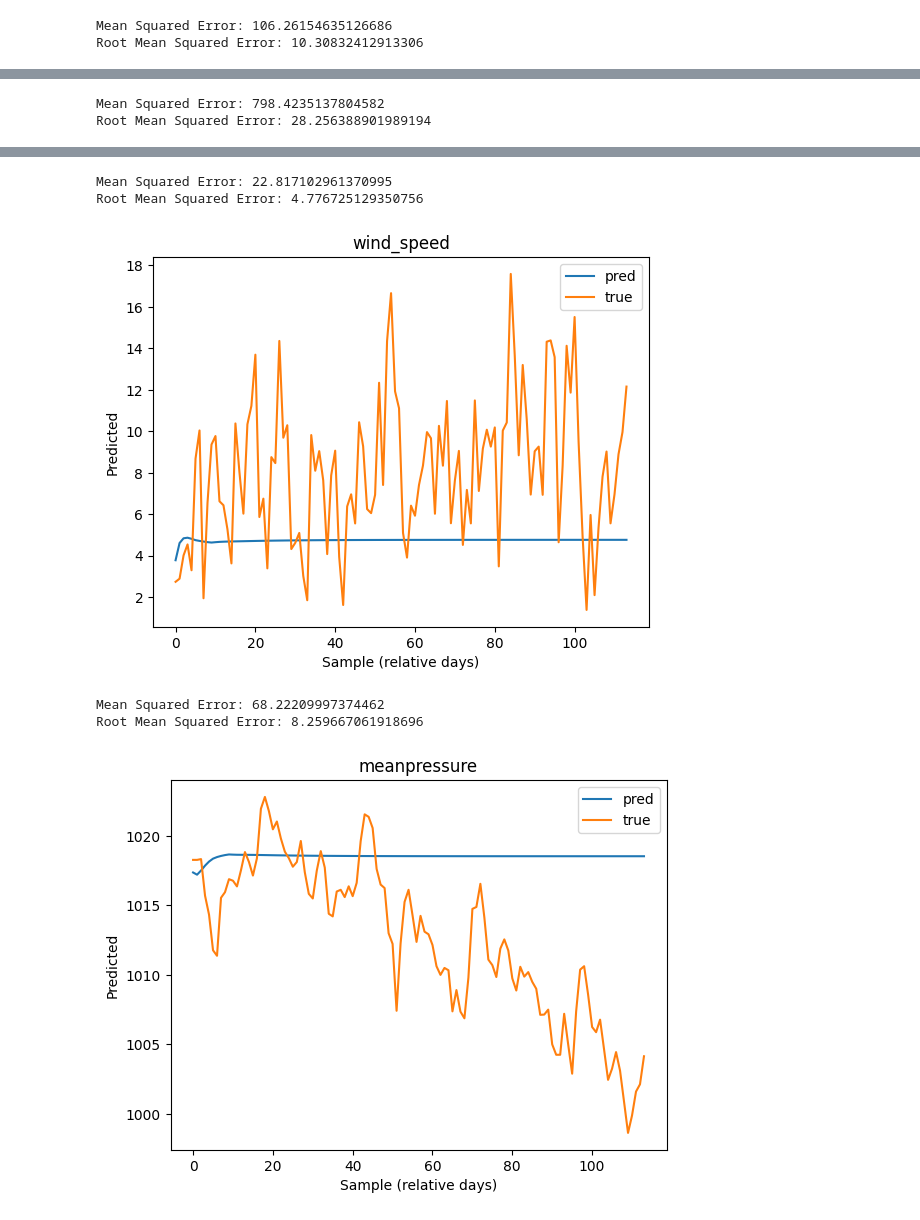
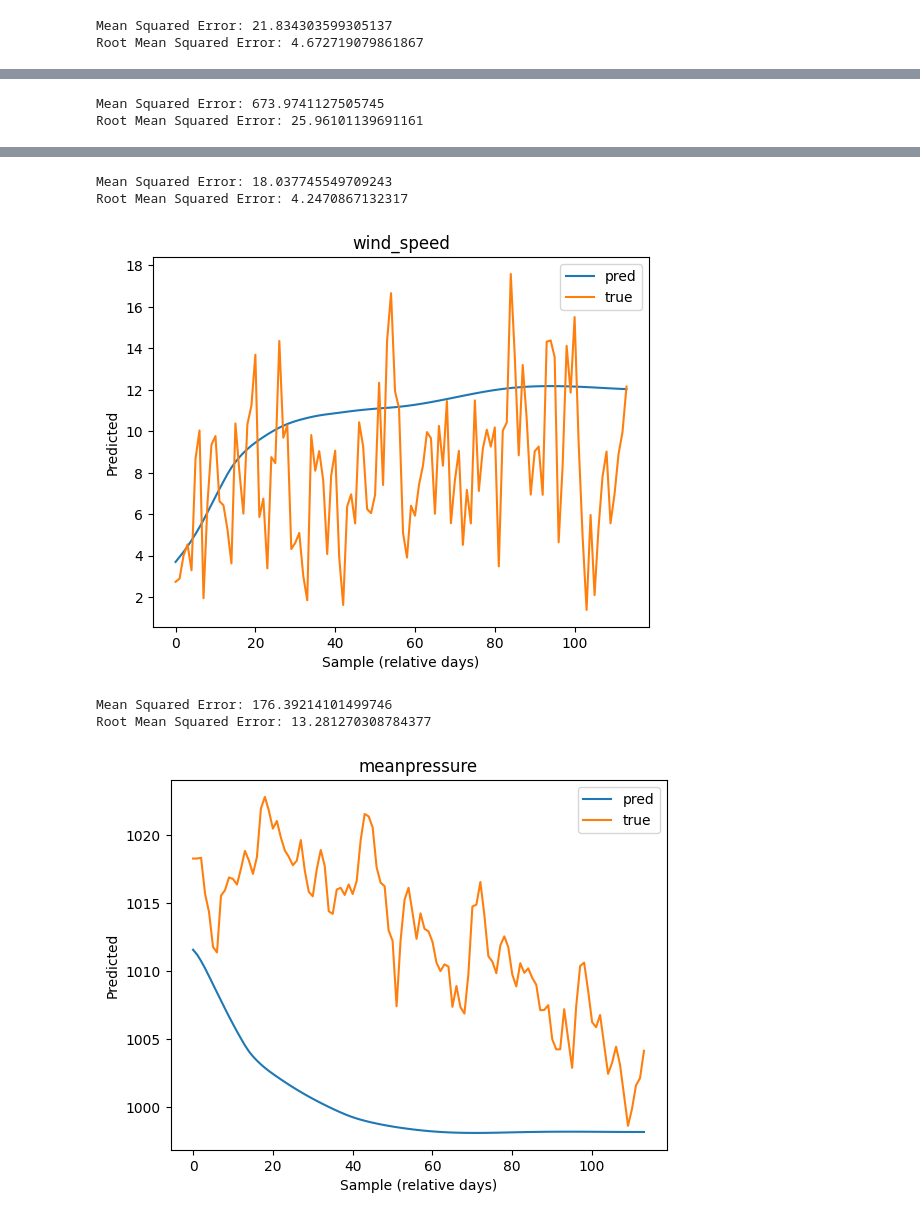
Before and after one commit to Unexp1ainable/ADAML-Project2, a Jupyter notebook: transformer_forecast_power.ipynb, the cells around one changed output, grey strips where cells are left out. Drawn from its saved outputs; the diff is of its cells as text; code cells hidden in the pictures.

```diff
--- a/transformer_forecast_power.ipynb
+++ b/transformer_forecast_power.ipynb
@@ -4,7 +4,3 @@ import torch
 import lightning
 import utils
 import numpy as np
-# %%
-model = TransformerModel.load_from_checkpoint("transformer-logs/TNN_ne1_nd1_sl12_tl12_nh1_df64/checkpoints/epoch=31-step=1152.ckpt", map_location={"cuda:0": "cpu"})
-model : TransformerModel
-model
@@ -28,0 +7,6 @@ TransformerModel(
+# %%
+path = "reports/transformer-logs/TNN_ne1_nd1_sl12_tl12_nh2_df64/checkpoints/epoch=34-step=1260.ckpt"
+model = TransformerModel.load_from_checkpoint(path, map_location={"cuda:0": "cpu"})
+model : TransformerModel
+SEQ_LENGTH = 12
+model
@@ -72,7 +71,7 @@ from sklearn.metrics import mean_squared_error
 
 dataloader_test = torch.utils.data.DataLoader(utils.ClimateDataset(df_test_extended, SEQ_LENGTH), batch_size=1, shuffle=False, num_workers=15)
 
-x = torch.tensor(df_concatenated.iloc[-SEQ_LENGTH:].to_numpy().astype(np.float32)).unsqueeze(0)
-
-preds = model.autoregressive_predict(x, df_test.shape[0])
+x = torch.tensor(df_concatenated.iloc[-SEQ_LENGTH-1:-1].to_numpy().astype(np.float32)).unsqueeze(0)
+tgt = torch.tensor(df_concatenated.iloc[-1].to_numpy().astype(np.float32)).unsqueeze(0).unsqueeze(0)
+preds = model.autoregressive_predict(x, tgt, df_test.shape[0])
 preds = np.array(preds)
@@ -86,13 +83,13 @@ preds = preds * std.to_numpy() + mu.to_numpy()
 true = true * std.to_numpy() + mu.to_numpy()
 
 
-preds = preds.reshape(preds.shape[0], preds.shape[-1])
-
 for i, name in enumerate(df_test.columns):
-    mse = mean_squared_error(true[:,i], preds[:,i])
+    # p = preds[:,:,i].reshape(true[:,i].shape)
+    p = preds[:,i].reshape(true[:,i].shape)
+    mse = mean_squared_error(true[:,i], p)
     print("Mean Squared Error:", mse)
     print("Root Mean Squared Error:", np.sqrt(mse))
-    plt.plot(preds[:,i], label="pred")
+    plt.plot(p, label="pred")
     plt.plot(true[:,i], label="true")
     plt.xlabel('Sample (relative days)')
     plt.ylabel(f'Predicted')
@@ -100,5 +97,5 @@ for i, name in enumerate(df_test.columns):
     plt.legend()
     plt.show()
 # %% [output]
-Mean Squared Error: 106.26154635126686
-Root Mean Squared Error: 10.30832412913306
+Mean Squared Error: 21.834303599305137
+Root Mean Squared Error: 4.672719079861867
@@ -106,2 +103,2 @@ Root Mean Squared Error: 10.30832412913306
-Mean Squared Error: 798.4235137804582
-Root Mean Squared Error: 28.256388901989194
+Mean Squared Error: 673.9741127505745
+Root Mean Squared Error: 25.96101139691161
@@ -109,6 +106,6 @@ Root Mean Squared Error: 28.256388901989194
-Mean Squared Error: 22.817102961370995
-Root Mean Squared Error: 4.776725129350756
+Mean Squared Error: 18.037745549709243
+Root Mean Squared Error: 4.2470867132317
-[figure, old version]
+[figure, new version]
-Mean Squared Error: 68.22209997374462
-Root Mean Squared Error: 8.259667061918696
+Mean Squared Error: 176.39214101499746
+Root Mean Squared Error: 13.281270308784377
-[figure, old version]
+[figure, new version]
```
Also changed, not shown: parts of 6 cells of this notebook, 15 other files.
